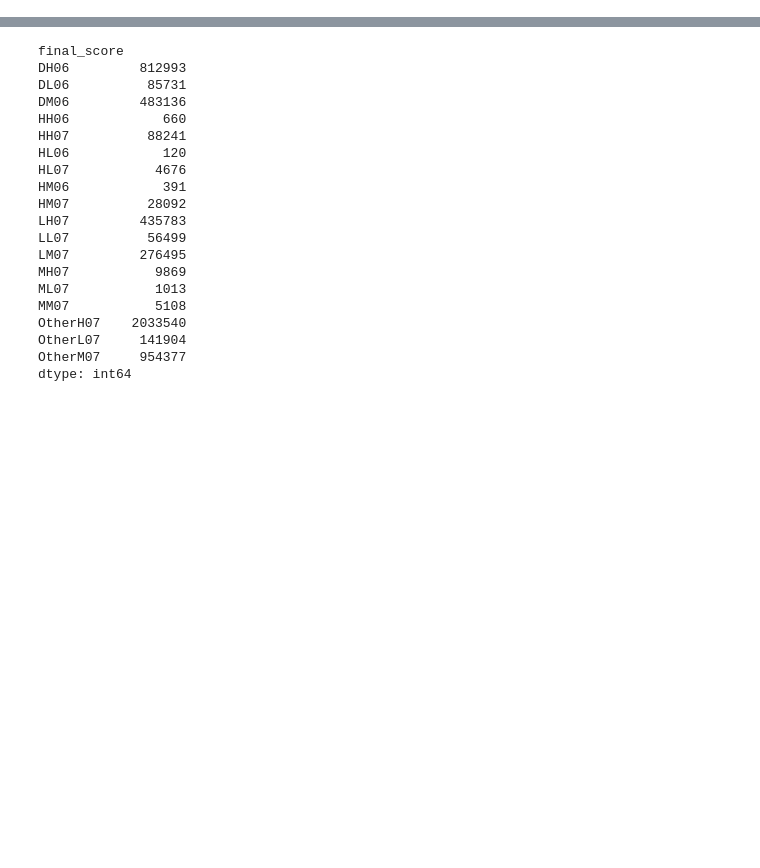
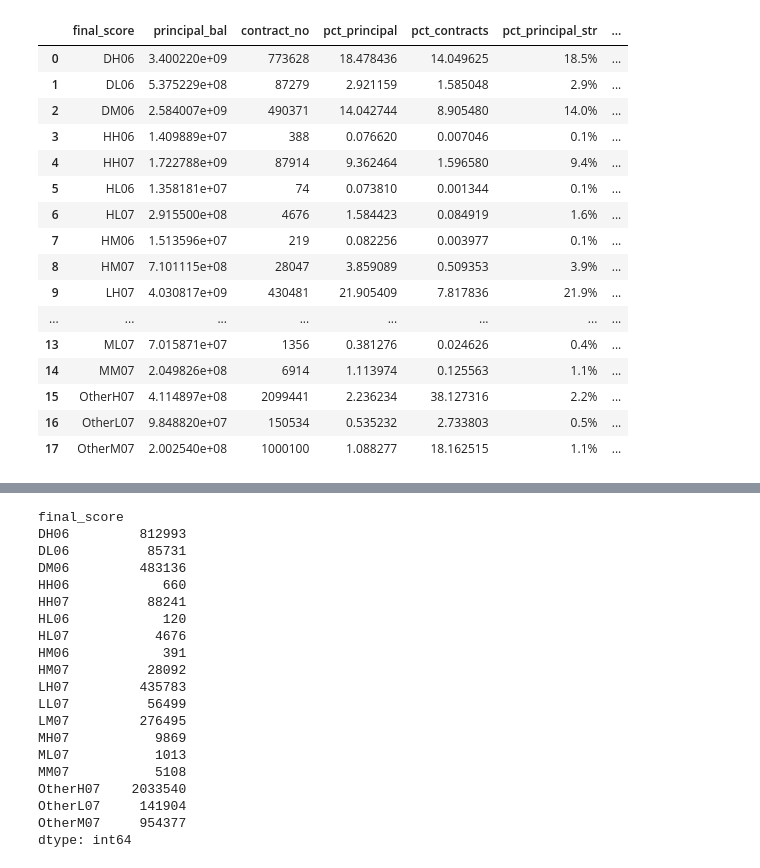
Before and after one commit to Sireetron/kbj_automation, a Jupyter notebook: cscore/cscore_design.ipynb, the cells around one changed output, grey strips where cells are left out. Saved outputs shown, nothing was run; the diff lists cells and outputs as text; code cells hidden in the pictures; blank space fills up the shorter version.

```diff
--- a/cscore/cscore_design.ipynb
+++ b/cscore/cscore_design.ipynb
@@ -15,0 +58,2 @@ import json
+# %%
+dataall = pd.read_csv('./output/all_csore.csv')
@@ -15,0 +73,37 @@ import json
+# %%
+agg = dataall.groupby('final_score').agg({
+    'principal_bal': 'sum',
+    'contract_no': 'count',
+
+}).reset_index()
+# %%
+total_principal = agg['principal_bal'].sum()
+total_contracts = agg['contract_no'].sum()
+
+# 3. Compute percentage shares
+agg['pct_principal'] = agg['principal_bal'] / total_principal * 100
+agg['pct_contracts'] = agg['contract_no'] / total_contracts * 100
+
+# 4. (Optional) Format as strings with 1 decimal place
+agg['pct_principal_str'] = agg['pct_principal'].map('{:.1f}%'.format)
+agg['pct_contracts_str'] = agg['pct_contracts'].map('{:.1f}%'.format)
+# %%
+agg
+# %% [output]
+|  | final_score | principal_bal | contract_no | pct_principal | pct_contracts | pct_principal_str | ... |
+| 0 | DH06 | 3.400220e+09 | 773628 | 18.478436 | 14.049625 | 18.5% | ... |
+| 1 | DL06 | 5.375229e+08 | 87279 | 2.921159 | 1.585048 | 2.9% | ... |
+| 2 | DM06 | 2.584007e+09 | 490371 | 14.042744 | 8.905480 | 14.0% | ... |
+| 3 | HH06 | 1.409889e+07 | 388 | 0.076620 | 0.007046 | 0.1% | ... |
+| 4 | HH07 | 1.722788e+09 | 87914 | 9.362464 | 1.596580 | 9.4% | ... |
+| 5 | HL06 | 1.358181e+07 | 74 | 0.073810 | 0.001344 | 0.1% | ... |
+| 6 | HL07 | 2.915500e+08 | 4676 | 1.584423 | 0.084919 | 1.6% | ... |
+| 7 | HM06 | 1.513596e+07 | 219 | 0.082256 | 0.003977 | 0.1% | ... |
+| 8 | HM07 | 7.101115e+08 | 28047 | 3.859089 | 0.509353 | 3.9% | ... |
+| 9 | LH07 | 4.030817e+09 | 430481 | 21.905409 | 7.817836 | 21.9% | ... |
+| ... | ... | ... | ... | ... | ... | ... | ... |
+| 13 | ML07 | 7.015871e+07 | 1356 | 0.381276 | 0.024626 | 0.4% | ... |
+| 14 | MM07 | 2.049826e+08 | 6914 | 1.113974 | 0.125563 | 1.1% | ... |
+| 15 | OtherH07 | 4.114897e+08 | 2099441 | 2.236234 | 38.127316 | 2.2% | ... |
+| 16 | OtherL07 | 9.848820e+07 | 150534 | 0.535232 | 2.733803 | 0.5% | ... |
+| 17 | OtherM07 | 2.002540e+08 | 1000100 | 1.088277 | 18.162515 | 1.1% | ... |
```
Also changed, not shown: parts of 14 cells of this notebook, 7 other files.
